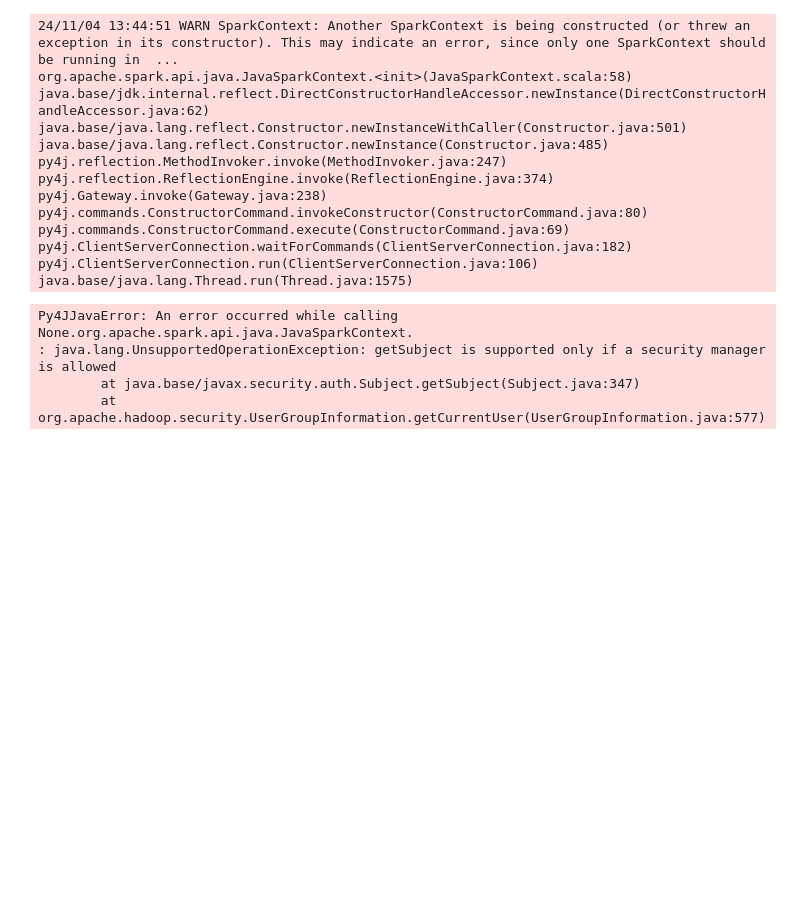
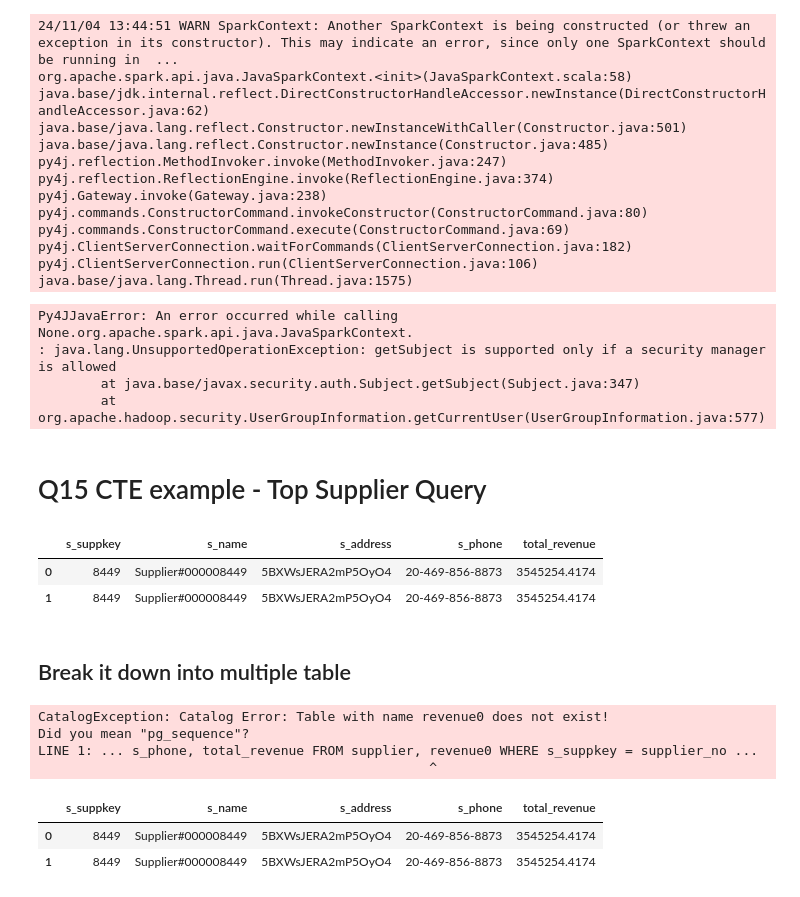
Before and after one commit to noklam/pyconhk-2024, a Jupyter notebook: ibis.ipynb, the cells around one changed output. Saved outputs shown, nothing was run; the diff lists cells and outputs as text; code cells hidden in the pictures; blank space fills up the shorter version.

```diff
--- a/ibis.ipynb
+++ b/ibis.ipynb
@@ -188,0 +277,44 @@ lineitem.filter(col("l_shipdate") <= "1998-09-02") \
+# %% [markdown]
+# Q15 CTE example - Top Supplier Query
+# %%
+sql_q15 = """
+with revenue0 as (
+    select
+        l_suppkey as supplier_no,
+        sum(l_extendedprice * (1 - l_discount)) as total_revenue
+    from
+        lineitem
+    where
+        l_shipdate >= date '1996-01-01'
+        and l_shipdate < date '1996-01-01' + interval '3' month
+    group by
+        l_suppkey
+)
+select
+    s_suppkey,
+    s_name,
+    s_address,
+    s_phone,
+    total_revenue
+from
+    supplier,
+    revenue0
+where
+    s_suppkey = supplier_no
+    and total_revenue = (
+        select
+            max(total_revenue)
+        from
+            revenue0
+    )
+order by
+    s_suppkey
+"""
+# %%
+con.sql(sql_q15).to_pandas().head()
+# %% [output]
+|  | s_suppkey | s_name | s_address | s_phone | total_revenue |
+| 0 | 8449 | Supplier#000008449 | 5BXWsJERA2mP5OyO4 | 20-469-856-8873 | 3545254.4174 |
+| 1 | 8449 | Supplier#000008449 | 5BXWsJERA2mP5OyO4 | 20-469-856-8873 | 3545254.4174 |
+# %% [markdown]
+## Break it down into multiple table
@@ -188,0 +332,31 @@ lineitem.filter(col("l_shipdate") <= "1998-09-02") \
+# %%
+final = revenue.sql("""select
+    s_suppkey,
+    s_name,
+    s_address,
+    s_phone,
+    total_revenue
+from
+    supplier,
+    revenue0
+where
+    s_suppkey = supplier_no
+    and total_revenue = (
+        select
+            max(total_revenue)
+        from
+            revenue0
+    )
+order by
+    s_suppkey""")
+# %% [output]
+CatalogException: Catalog Error: Table with name revenue0 does not exist!
+Did you mean "pg_sequence"?
+LINE 1: ... s_phone, total_revenue FROM supplier, revenue0 WHERE s_suppkey = supplier_no ...
+                                                  ^
+# %%
+final.to_pandas().head()
+# %% [output]
+|  | s_suppkey | s_name | s_address | s_phone | total_revenue |
+| 0 | 8449 | Supplier#000008449 | 5BXWsJERA2mP5OyO4 | 20-469-856-8873 | 3545254.4174 |
+| 1 | 8449 | Supplier#000008449 | 5BXWsJERA2mP5OyO4 | 20-469-856-8873 | 3545254.4174 |
```
Also changed, not shown: parts of 15 cells of this notebook, 2 other files.
